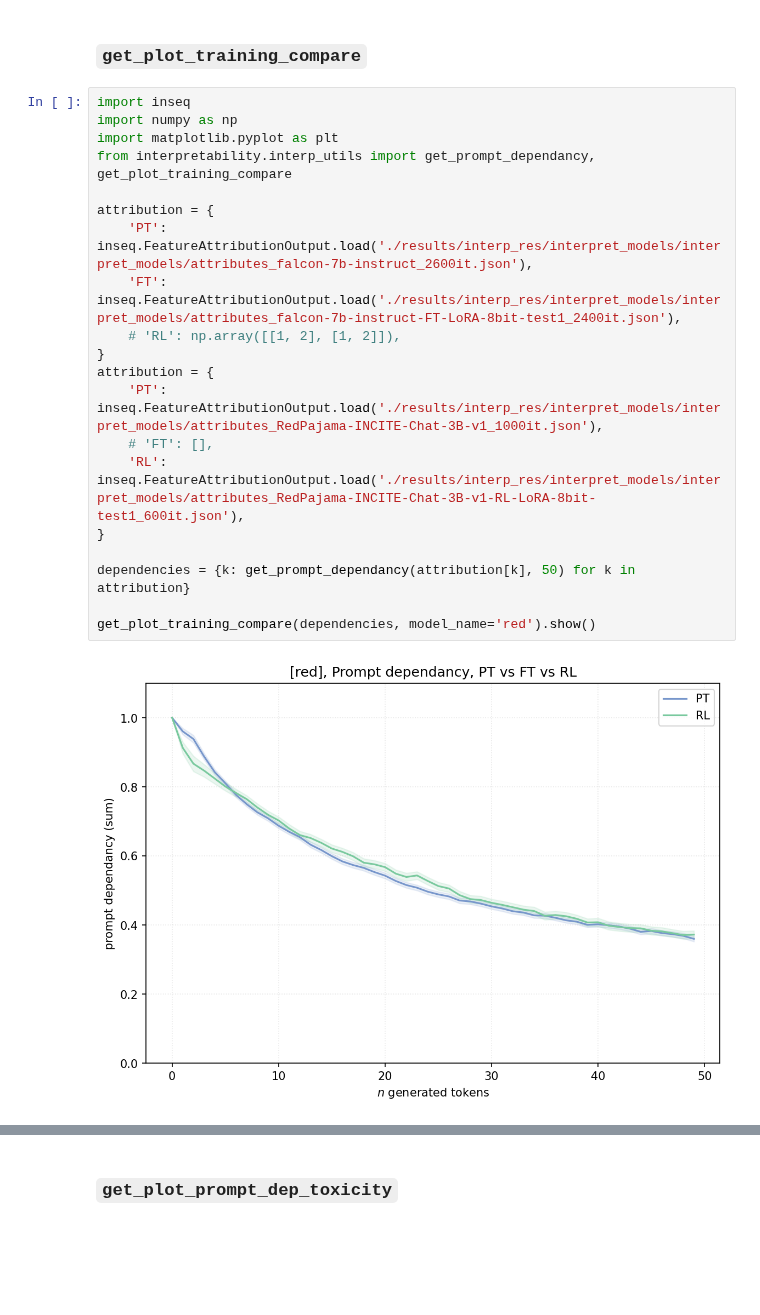
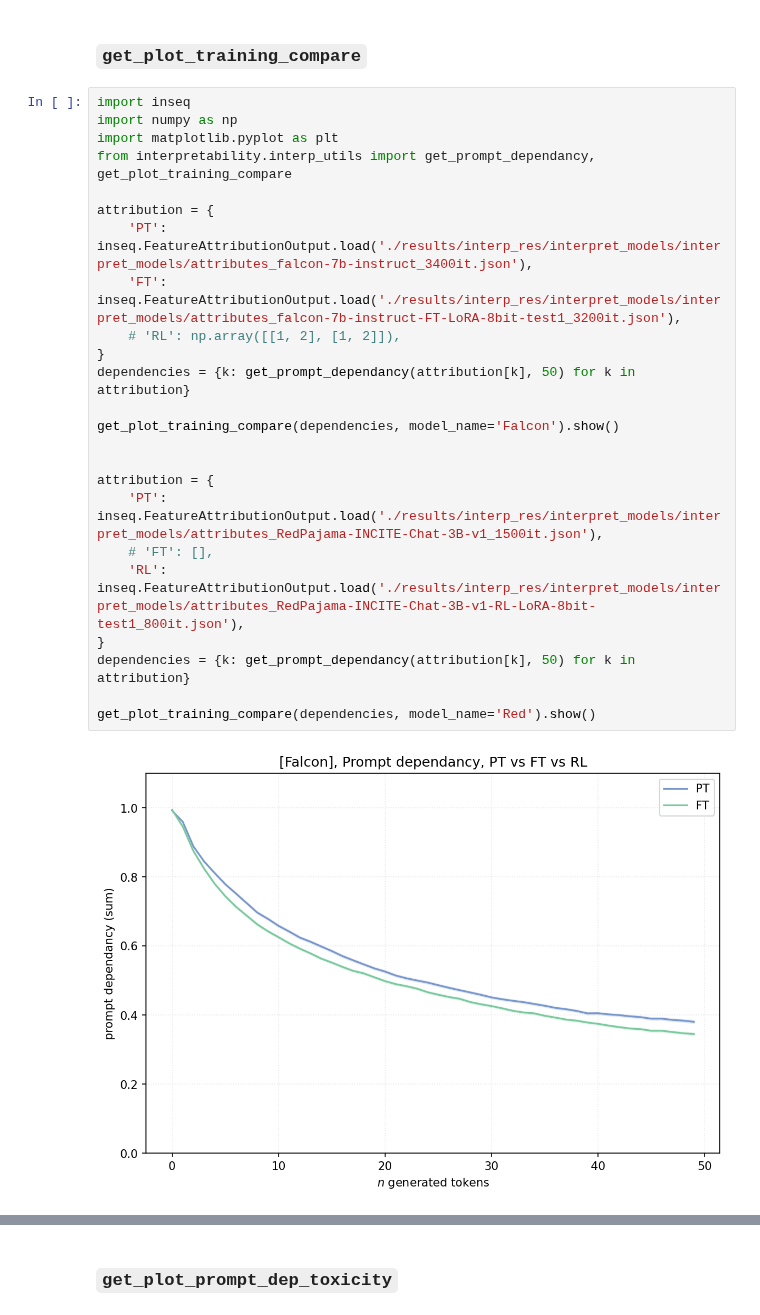
Before and after one commit to DanielSc4/RewardLM, a Jupyter notebook: main_notebook.ipynb, the cells around one changed output, grey strips where cells are left out. Cells and saved outputs as stored; diff of their text form; blank space fills up the shorter version.

```diff
--- a/main_notebook.ipynb
+++ b/main_notebook.ipynb
@@ -358,22 +358,26 @@ diversity_palette_ord = ['#7796CB', '#79C99E', '#FCB97D', '#E54F6D', '#2D3047',
 # %%
 import inseq
 import numpy as np
 import matplotlib.pyplot as plt
 from interpretability.interp_utils import get_prompt_dependancy, get_plot_training_compare
 
 attribution = {
-    'PT': inseq.FeatureAttributionOutput.load('./results/interp_res/interpret_models/interpret_models/attributes_falcon-7b-instruct_2600it.json'),
-    'FT': inseq.FeatureAttributionOutput.load('./results/interp_res/interpret_models/interpret_models/attributes_falcon-7b-instruct-FT-LoRA-8bit-test1_2400it.json'),
+    'PT': inseq.FeatureAttributionOutput.load('./results/interp_res/interpret_models/interpret_models/attributes_falcon-7b-instruct_3400it.json'),
+    'FT': inseq.FeatureAttributionOutput.load('./results/interp_res/interpret_models/interpret_models/attributes_falcon-7b-instruct-FT-LoRA-8bit-test1_3200it.json'),
     # 'RL': np.array([[1, 2], [1, 2]]),
 }
-attribution = {
-    'PT': inseq.FeatureAttributionOutput.load('./results/interp_res/interpret_models/interpret_models/attributes_RedPajama-INCITE-Chat-3B-v1_1000it.json'),
-    # 'FT': [],
-    'RL': inseq.FeatureAttributionOutput.load('./results/interp_res/interpret_models/interpret_models/attributes_RedPajama-INCITE-Chat-3B-v1-RL-LoRA-8bit-test1_600it.json'),
-}
-
 dependencies = {k: get_prompt_dependancy(attribution[k], 50) for k in attribution}
 
-get_plot_training_compare(dependencies, model_name='red').show()
+get_plot_training_compare(dependencies, model_name='Falcon').show()
+
+
+attribution = {
+    'PT': inseq.FeatureAttributionOutput.load('./results/interp_res/interpret_models/interpret_models/attributes_RedPajama-INCITE-Chat-3B-v1_1500it.json'),
+    # 'FT': [],
+    'RL': inseq.FeatureAttributionOutput.load('./results/interp_res/interpret_models/interpret_models/attributes_RedPajama-INCITE-Chat-3B-v1-RL-LoRA-8bit-test1_800it.json'),
+}
+dependencies = {k: get_prompt_dependancy(attribution[k], 50) for k in attribution}
+
+get_plot_training_compare(dependencies, model_name='Red').show()
 # %% [output]
-[figure, old version]
+[figure, new version]
```
Also changed, not shown: parts of 2 cells of this notebook, 4 other files.
